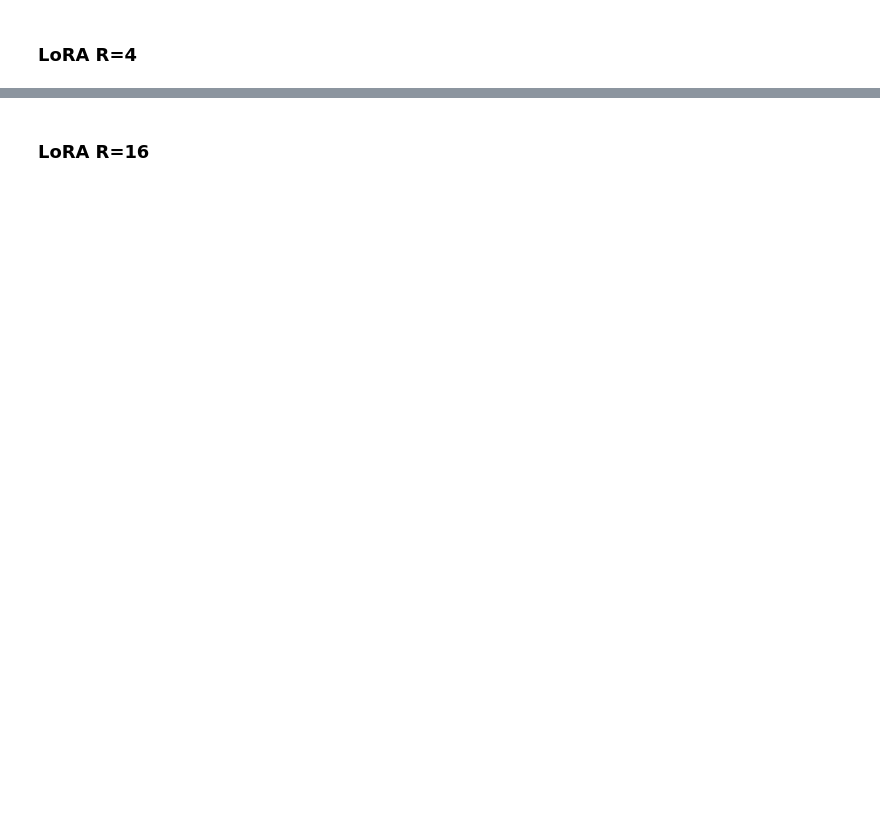
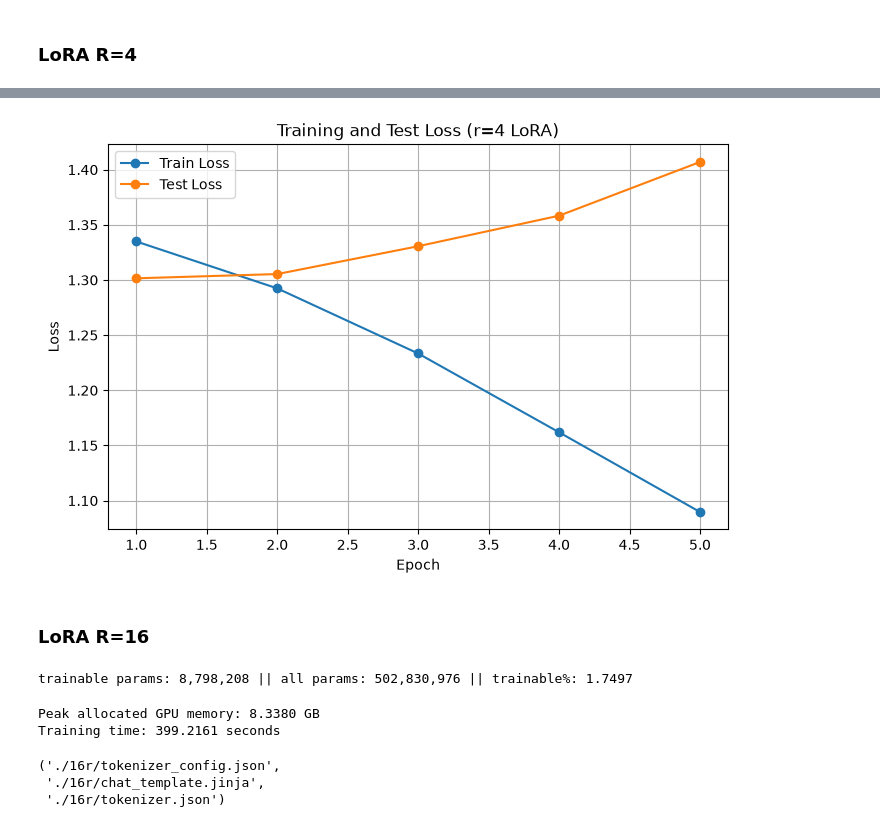
Before and after one commit to john-guerrerio/LM_Agents_HW_1, a Jupyter notebook: lora.ipynb, the cells around one changed output, grey strips where cells are left out. Cells and saved outputs as stored; diff of their text form; code cells hidden in the pictures; blank space fills up the shorter version.

```diff
--- a/lora.ipynb
+++ b/lora.ipynb
@@ -233,2 +278,14 @@ cl: None
 # %% [markdown]
 ### LoRA R=4
+# %%
+r4_config = LoraConfig(
+                r                       = 4,
+                lora_alpha              = 4,
+                lora_dropout            = 0.0,
+                target_modules          = "all-linear",
+                bias                    = "none",
+                task_type               = "CAUSAL_LM",
+            )
+# %%
+model = AutoModelForCausalLM.from_pretrained("Qwen/Qwen2.5-0.5B", device_map=device)
+model_4r = get_peft_model(model, r4_config)
@@ -234,0 +296,2 @@ cl: None
+# %%
+optimizer = AdamW(params=[param for param in model_4r.parameters() if param.requires_grad], lr=LR)
@@ -235,2 +316,19 @@ cl: None
+# %%
+epochs = range(1, len(train_loss_hist) + 1)
+
+plt.figure(figsize=(8, 5))
+
+plt.plot(epochs, train_loss_hist, marker="o", label="Train Loss")
+plt.plot(epochs, test_loss_hist, marker="o", label="Test Loss")
+
+plt.xlabel("Epoch")
+plt.ylabel("Loss")
+plt.title("Training and Test Loss (r=4 LoRA)")
+plt.legend()
+plt.grid(True)
+
+plt.show()
+# %% [output]
+[figure, added]
 # %% [markdown]
 ### LoRA R=16
@@ -236,0 +347,4 @@ cl: None
+# %%
+model_16r.print_trainable_parameters()
+# %% [output]
+trainable params: 8,798,208 || all params: 502,830,976 || trainable%: 1.7497
@@ -236,0 +353,12 @@ cl: None
+# %%
+train_loss_hist, test_loss_hist = train_loop(train_loader, test_loader, model_16r, optimizer, EPOCHS)
+model_16r = model_16r.merge_and_unload()
+
+model_16r.save_pretrained("./16r")
+tokenizer.save_pretrained("./16r")
+# %% [output]
+Peak allocated GPU memory: 8.3380 GB
+Training time: 399.2161 seconds
+('./16r/tokenizer_config.json',
+ './16r/chat_template.jinja',
+ './16r/tokenizer.json')
```
Also changed, not shown: parts of 24 cells of this notebook.
